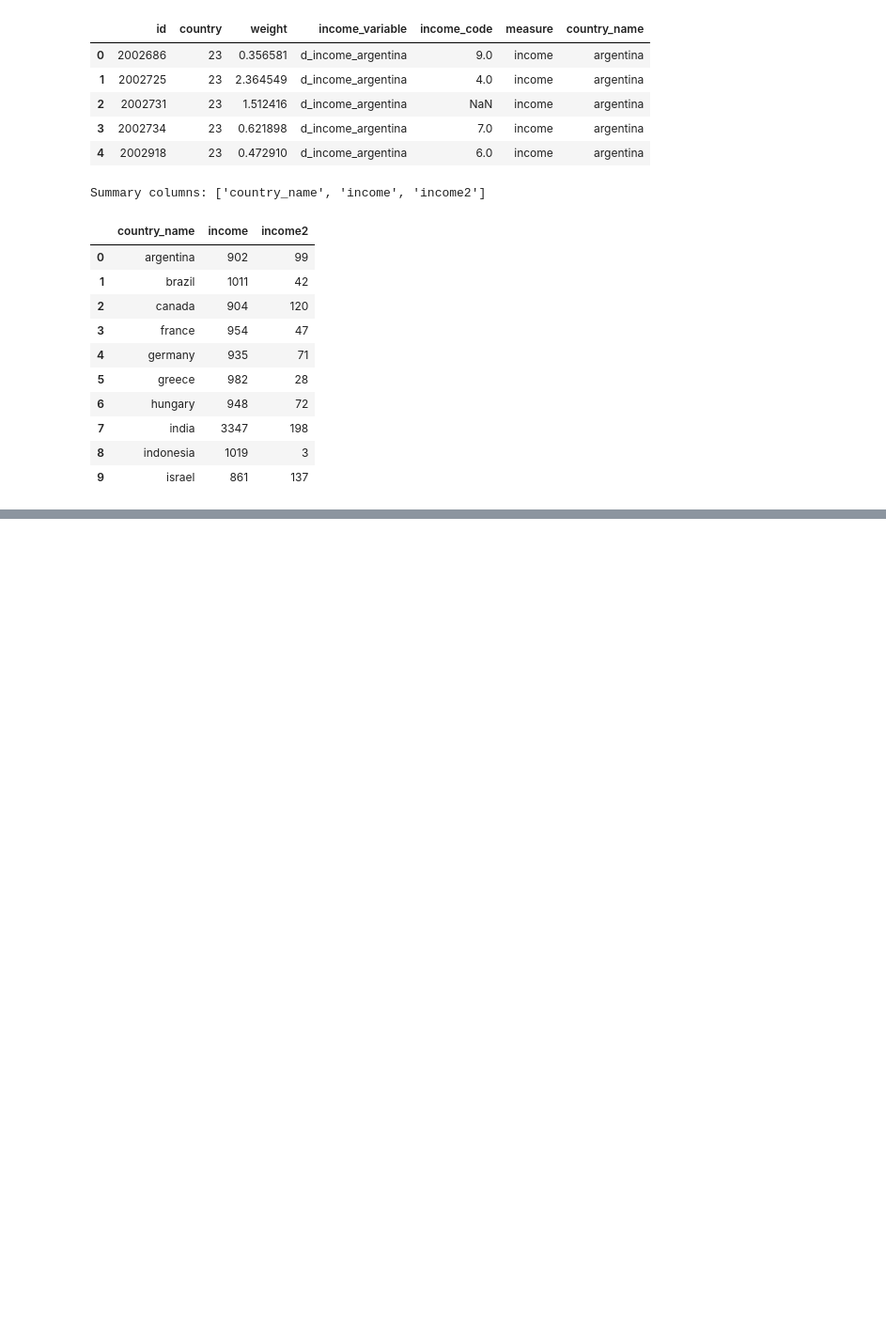
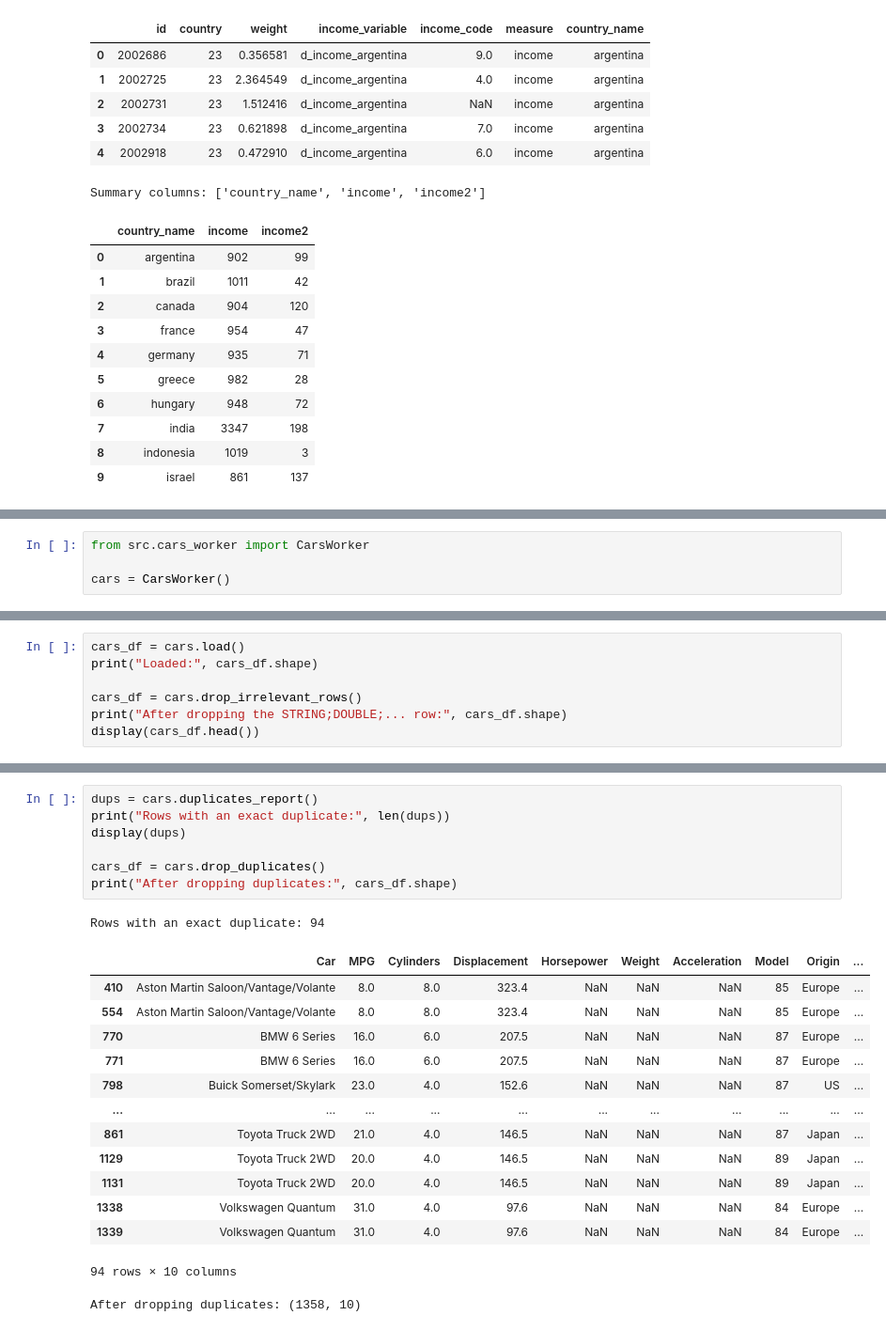
Before and after one commit to JohnBuni/lab2_tidying_cleaning_imputation_outlier, a Jupyter notebook: pew_data_notebook.ipynb, the cells around one changed output, grey strips where cells are left out. Shown at 94% size. Drawn from its saved outputs; the diff is of its cells as text; blank space fills up the shorter version.

```diff
--- a/pew_data_notebook.ipynb
+++ b/pew_data_notebook.ipynb
@@ -68,0 +154,4 @@ Summary columns: ['country_name', 'income', 'income2']
+# %%
+from src.cars_worker import CarsWorker
+
+cars = CarsWorker()
@@ -68,0 +165,7 @@ Summary columns: ['country_name', 'income', 'income2']
+# %%
+cars_df = cars.load()
+print("Loaded:", cars_df.shape)
+
+cars_df = cars.drop_irrelevant_rows()
+print("After dropping the STRING;DOUBLE;... row:", cars_df.shape)
+display(cars_df.head())
@@ -68,0 +239,23 @@ Summary columns: ['country_name', 'income', 'income2']
+# %%
+dups = cars.duplicates_report()
+print("Rows with an exact duplicate:", len(dups))
+display(dups)
+
+cars_df = cars.drop_duplicates()
+print("After dropping duplicates:", cars_df.shape)
+# %% [output]
+Rows with an exact duplicate: 94
+|  | Car | MPG | Cylinders | Displacement | Horsepower | Weight | Acceleration | Model | Origin | ... |
+| 410 | Aston Martin Saloon/Vantage/Volante | 8.0 | 8.0 | 323.4 | NaN | NaN | NaN | 85 | Europe | ... |
+| 554 | Aston Martin Saloon/Vantage/Volante | 8.0 | 8.0 | 323.4 | NaN | NaN | NaN | 85 | Europe | ... |
+| 770 | BMW 6 Series | 16.0 | 6.0 | 207.5 | NaN | NaN | NaN | 87 | Europe | ... |
+| 771 | BMW 6 Series | 16.0 | 6.0 | 207.5 | NaN | NaN | NaN | 87 | Europe | ... |
+| 798 | Buick Somerset/Skylark | 23.0 | 4.0 | 152.6 | NaN | NaN | NaN | 87 | US | ... |
+| ... | ... | ... | ... | ... | ... | ... | ... | ... | ... | ... |
+| 861 | Toyota Truck 2WD | 21.0 | 4.0 | 146.5 | NaN | NaN | NaN | 87 | Japan | ... |
+| 1129 | Toyota Truck 2WD | 20.0 | 4.0 | 146.5 | NaN | NaN | NaN | 89 | Japan | ... |
+| 1131 | Toyota Truck 2WD | 20.0 | 4.0 | 146.5 | NaN | NaN | NaN | 89 | Japan | ... |
+| 1338 | Volkswagen Quantum | 31.0 | 4.0 | 97.6 | NaN | NaN | NaN | 84 | Europe | ... |
+| 1339 | Volkswagen Quantum | 31.0 | 4.0 | 97.6 | NaN | NaN | NaN | 84 | Europe | ... |
+94 rows × 10 columns
+After dropping duplicates: (1358, 10)
```
Also changed, not shown: parts of 21 cells of this notebook, 1 other file.
